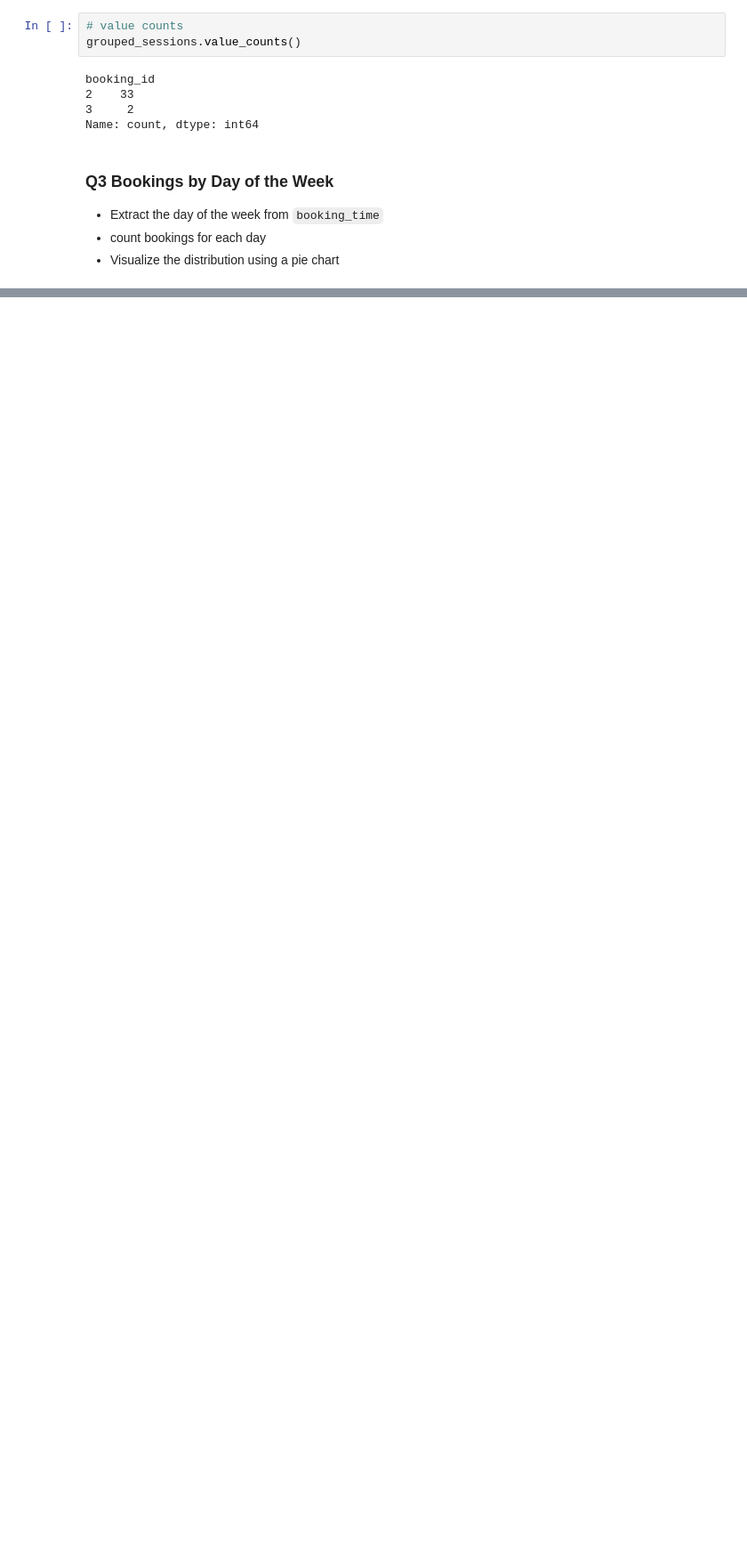
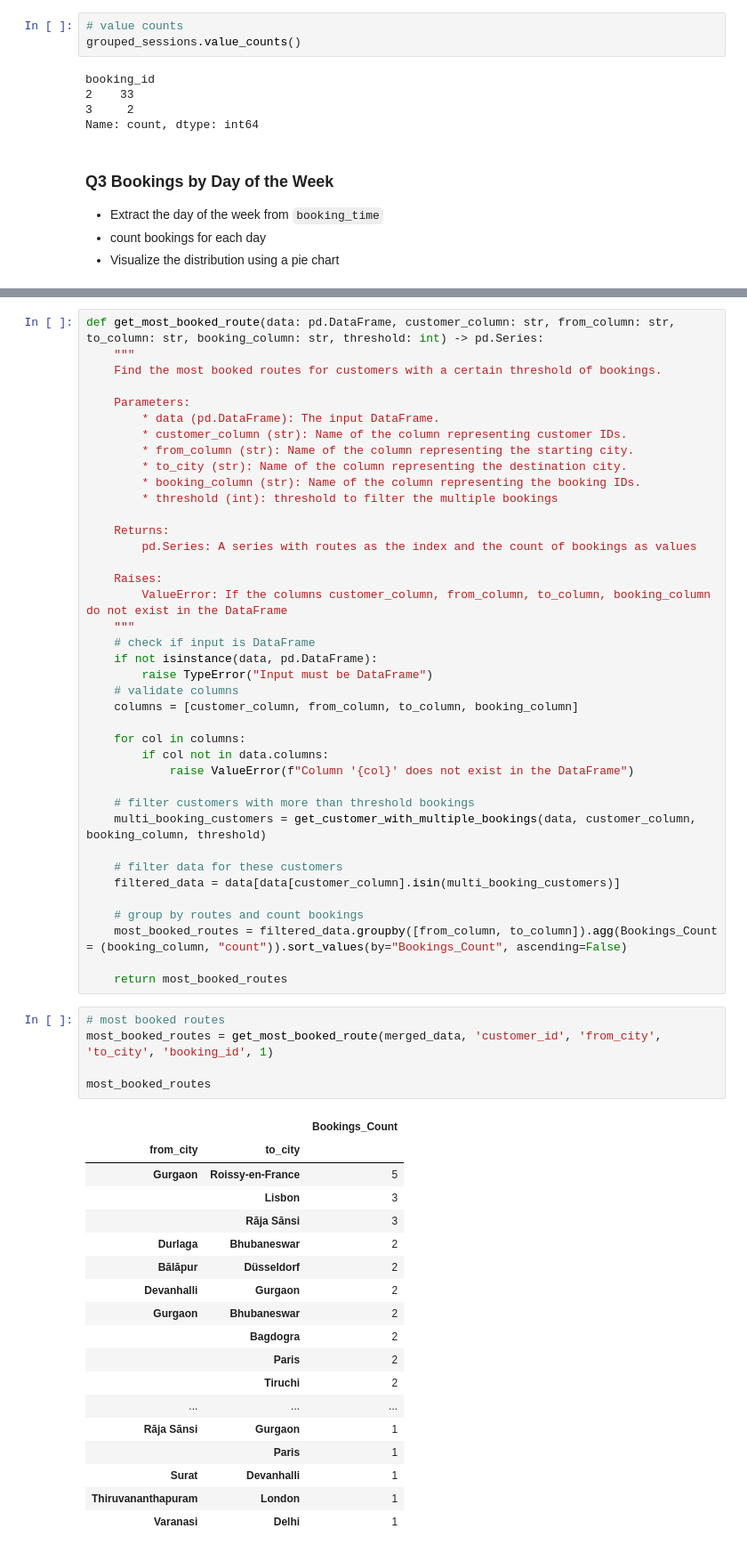
Before and after one commit to antonygatua/Data-Science-Projects, a Jupyter notebook: Travel Aggregator Analysis/notebooks/travel_aggregator.ipynb, the cells around one changed output, grey strips where cells are left out. Shown at 89% size. Drawn from its saved outputs; the diff is of its cells as text; blank space fills up the shorter version.

```diff
--- a/Travel Aggregator Analysis/notebooks/travel_aggregator.ipynb
+++ b/Travel Aggregator Analysis/notebooks/travel_aggregator.ipynb
@@ -537,0 +661,63 @@ fig.savefig("../assets/images/bookings.png")
+# %%
+def get_most_booked_route(data: pd.DataFrame, customer_column: str, from_column: str, to_column: str, booking_column: str, threshold: int) -> pd.Series:
+    """
+    Find the most booked routes for customers with a certain threshold of bookings.
+
+    Parameters:
+        * data (pd.DataFrame): The input DataFrame.
+        * customer_column (str): Name of the column representing customer IDs.
+        * from_column (str): Name of the column representing the starting city.
+        * to_city (str): Name of the column representing the destination city.
+        * booking_column (str): Name of the column representing the booking IDs.
+        * threshold (int): threshold to filter the multiple bookings
+
+    Returns:
+        pd.Series: A series with routes as the index and the count of bookings as values
+
+    Raises:
+        ValueError: If the columns customer_column, from_column, to_column, booking_column do not exist in the DataFrame
+    """
+    # check if input is DataFrame
+    if not isinstance(data, pd.DataFrame):
+        raise TypeError("Input must be DataFrame")
+    # validate columns
+    columns = [customer_column, from_column, to_column, booking_column]
+
+    for col in columns:
+        if col not in data.columns:
+            raise ValueError(f"Column '{col}' does not exist in the DataFrame")
+
+    # filter customers with more than threshold bookings
+    multi_booking_customers = get_customer_with_multiple_bookings(data, customer_column, booking_column, threshold)
+
+    # filter data for these customers
+    filtered_data = data[data[customer_column].isin(multi_booking_customers)]
+
+    # group by routes and count bookings
+    most_booked_routes = filtered_data.groupby([from_column, to_column]).agg(Bookings_Count = (booking_column, "count")).sort_values(by="Bookings_Count", ascending=False)
+
+    return most_booked_routes
+# %%
+# most booked routes
+most_booked_routes = get_most_booked_route(merged_data, 'customer_id', 'from_city', 'to_city', 'booking_id', 1)
+
+most_booked_routes
+# %% [output]
+|  |  | Bookings_Count |
+| from_city | to_city |  |
+| Gurgaon | Roissy-en-France | 5 |
+|  | Lisbon | 3 |
+|  | Rāja Sānsi | 3 |
+| Durlaga | Bhubaneswar | 2 |
+| Bālāpur | Düsseldorf | 2 |
+| Devanhalli | Gurgaon | 2 |
+| Gurgaon | Bhubaneswar | 2 |
+|  | Bagdogra | 2 |
+|  | Paris | 2 |
+|  | Tiruchi | 2 |
+| ... | ... | ... |
+| Rāja Sānsi | Gurgaon | 1 |
+|  | Paris | 1 |
+| Surat | Devanhalli | 1 |
+| Thiruvananthapuram | London | 1 |
+| Varanasi | Delhi | 1 |
```
Also changed, not shown: parts of 17 cells of this notebook.
